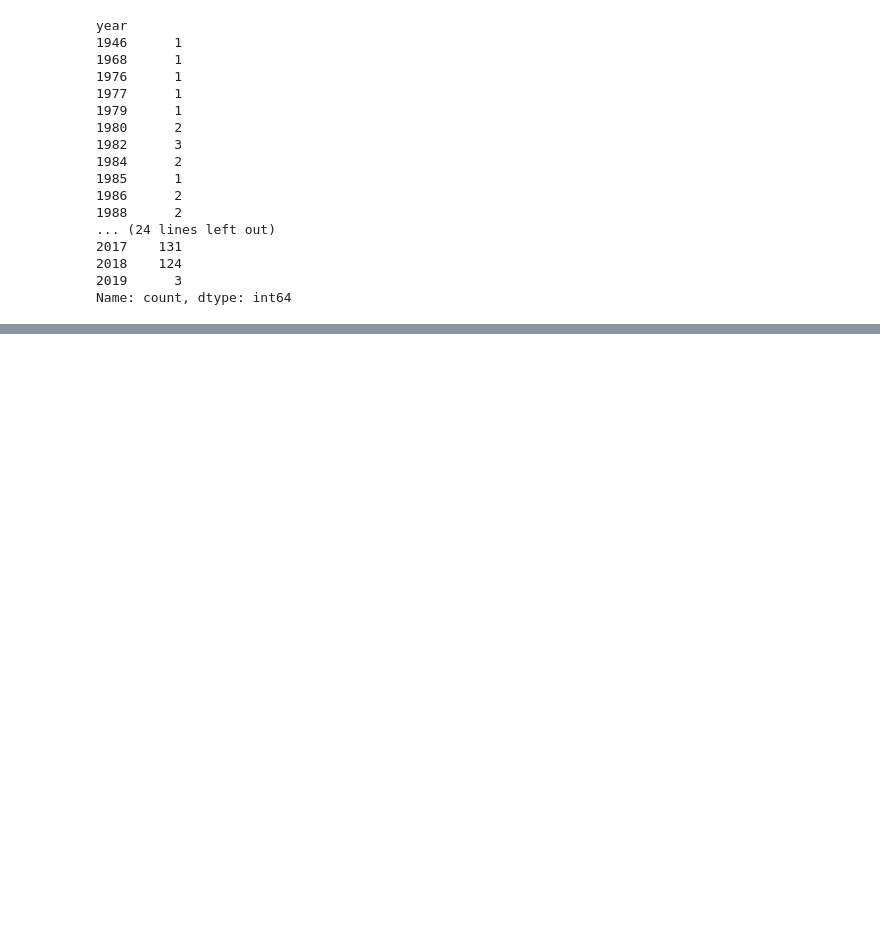
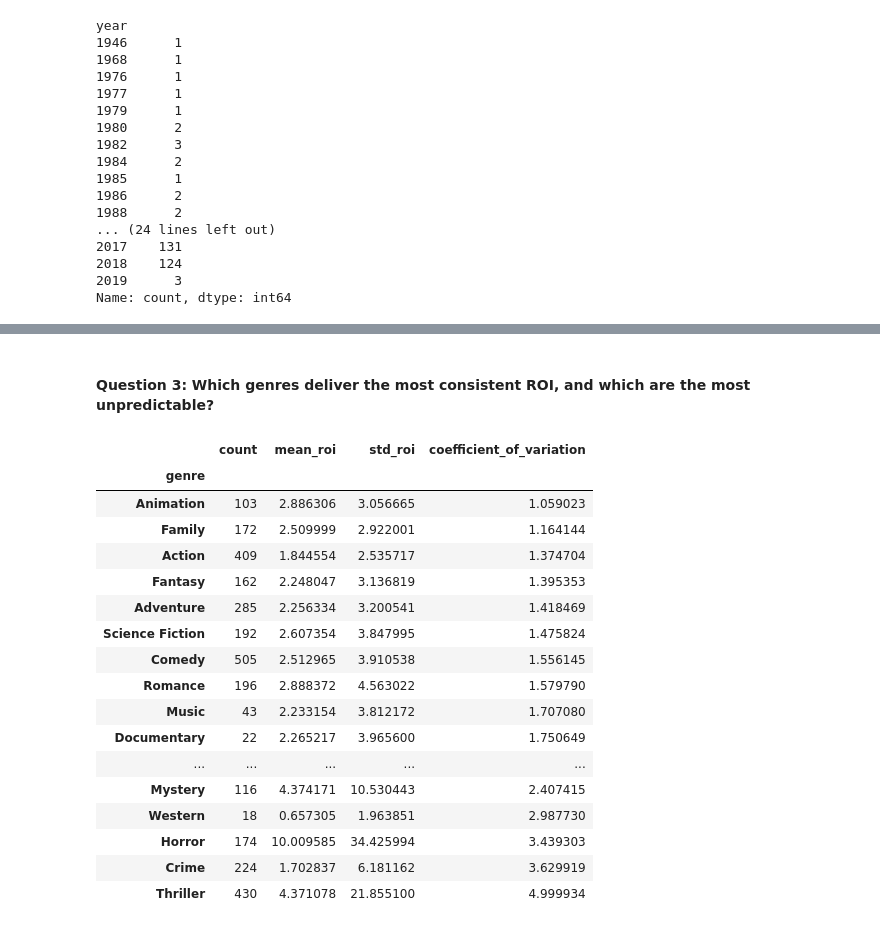
Before and after one commit to npchowdr/group2_movies, a Jupyter notebook: genre_analysis.ipynb, the cells around one changed output, grey strips where cells are left out. Cells and saved outputs as stored; diff of their text form; code cells hidden in the pictures; blank space fills up the shorter version.

```diff
--- a/genre_analysis.ipynb
+++ b/genre_analysis.ipynb
@@ -130,12 +113,0 @@ pd.DataFrame(genre_by_year).fillna(0)
-# %%
-# For each genre, filter to films flagged with that genre, then calculate
-# the average ROI per year. Builds a dictionary mapping
-# genre name -> a Series of yearly average ROI values.
-roi_by_year_genre = {}
-for g in genre_cols:
-    roi_by_year_genre[g] = recent[recent[g]==1].groupby('year')['roi'].mean()
-
-
-# Combine all genres into one table (years as rows, genres as columns),
-# where each cell is that genre's average ROI for that year.
-pd.DataFrame(roi_by_year_genre)
@@ -154,0 +186,38 @@ pd.DataFrame(roi_by_year_genre)
+# %% [markdown]
+#### Question 3: Which genres deliver the most consistent ROI, and which are the most unpredictable?
+# %%
+MIN_FILMS = 10
+roi_volatility_rows = []
+for g in genre_cols:
+    subset = df[df[g] == 1]['roi'].dropna()
+    if len(subset) >= MIN_FILMS:
+        mean_roi = subset.mean()
+        std_roi = subset.std()
+        cv = std_roi / mean_roi if mean_roi != 0 else float('nan')
+        roi_volatility_rows.append({
+            'genre': g, 'count': len(subset),
+            'mean_roi': mean_roi, 'std_roi': std_roi,
+            'coefficient_of_variation': cv
+        })
+
+roi_volatility = pd.DataFrame(roi_volatility_rows).set_index('genre')
+roi_volatility.sort_values('coefficient_of_variation')
+# %% [output]
+|  | count | mean_roi | std_roi | coefficient_of_variation |
+| genre |  |  |  |  |
+| Animation | 103 | 2.886306 | 3.056665 | 1.059023 |
+| Family | 172 | 2.509999 | 2.922001 | 1.164144 |
+| Action | 409 | 1.844554 | 2.535717 | 1.374704 |
+| Fantasy | 162 | 2.248047 | 3.136819 | 1.395353 |
+| Adventure | 285 | 2.256334 | 3.200541 | 1.418469 |
+| Science Fiction | 192 | 2.607354 | 3.847995 | 1.475824 |
+| Comedy | 505 | 2.512965 | 3.910538 | 1.556145 |
+| Romance | 196 | 2.888372 | 4.563022 | 1.579790 |
+| Music | 43 | 2.233154 | 3.812172 | 1.707080 |
+| Documentary | 22 | 2.265217 | 3.965600 | 1.750649 |
+| ... | ... | ... | ... | ... |
+| Mystery | 116 | 4.374171 | 10.530443 | 2.407415 |
+| Western | 18 | 0.657305 | 1.963851 | 2.987730 |
+| Horror | 174 | 10.009585 | 34.425994 | 3.439303 |
+| Crime | 224 | 1.702837 | 6.181162 | 3.629919 |
+| Thriller | 430 | 4.371078 | 21.855100 | 4.999934 |
```
Also changed, not shown: parts of 17 cells of this notebook.
